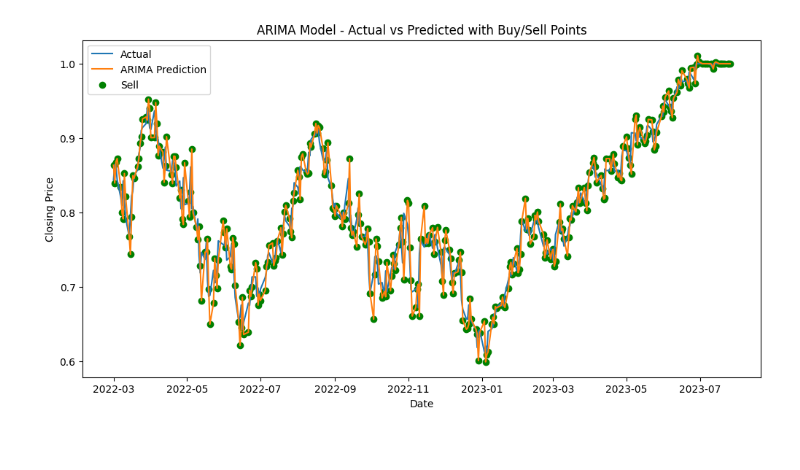
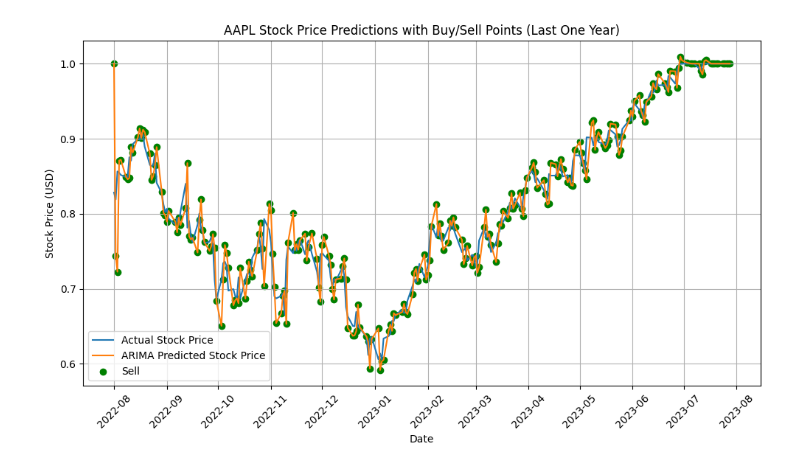
Before and after one commit to seigo07/RNN_Stock_Price_Prediction, a Jupyter notebook: src/arima_no_grid.ipynb, the cells around one changed output. Drawn from its saved outputs; the diff is of its cells as text; code cells hidden in the pictures; blank space fills up the shorter version.

Commit message:
fix ARIMA

```diff
--- a/src/arima_no_grid.ipynb
+++ b/src/arima_no_grid.ipynb
@@ -1,7 +1,7 @@
 # %%
 import random
 import warnings
-from datetime import datetime
+from datetime import datetime, timedelta
 
 import matplotlib.pyplot as plt
 import numpy as np
@@ -87,40 +87,81 @@ print(f"R2: {arima_r2}")
 print(f"MAPE: {arima_mape:.2f}%")
 print(f"Theil U statistic : {arima_theil_u:.2f}")
 
-# Initialize variables for the trading strategy
+# Get data for the last one year
+one_year_ago = datetime.now() - timedelta(days=365)
+one_year_data = dataset[dataset.index >= one_year_ago]
+
+# Rescale the one-year data for plotting
+one_year_data_scaled = scaler.transform(one_year_data['Close'].values.reshape(-1, 1))
+
+# Reshape one_year_data_scaled to 2D array
+one_year_data_2d = one_year_data_scaled.reshape(-1, 1)
+
+# Reshape history to include one_year_data
+history = train_data_2d.tolist() + one_year_data_2d.tolist()
+
+# Predict using ARIMA model for the one-year period
+one_year_arima_predictions = []
+for t in range(len(one_year_data_2d)):
+    model = ARIMA(history, order=(1, 2, 0))
+    model_fit = model.fit()
+    output = model_fit.forecast(steps=1)
+    yhat = output[0]
+    one_year_arima_predictions.append(yhat)
+    obs = one_year_data_2d[t]
+    history.append(obs)
+
+# Convert one_year_arima_predictions list to a 1D numpy array
+one_year_arima_predictions = np.array(one_year_arima_predictions).flatten()
+
+# Initialize variables for the trading strategy for the one-year period
 initial_balance = 1000  # Initial balance (USD)
 balance = initial_balance
 stocks = 0
-N = len(arima_predictions)
+N = len(one_year_arima_predictions)  # Use the one-year price direction data
 
-# Implement the trading strategy
+# Implement the trading strategy for the one-year period
 for i in range(N):
-    if arima_predictions[i] > test_data[i]:  # Predicted price will rise
-        stocks_to_buy = int(balance / dataset['Close'][i + train_size])
+    if one_year_arima_predictions[i] > one_year_data_2d[i]:  # Predicted price will rise
+        stocks_to_buy = int(balance / one_year_data['Close'].iloc[i])
         stocks += stocks_to_buy
-        balance -= stocks_to_buy * dataset['Close'][i + train_size]
+        balance -= stocks_to_buy * one_year_data['Close'].iloc[i]
     else:  # Predicted price will fall
-        balance += stocks * dataset['Close'][i + train_size]
+        balance += stocks * one_year_data['Close'].iloc[i]
         stocks = 0
 
-# Calculate profit or loss
-final_balance = balance + stocks * dataset['Close'][-1]
+# Calculate profit or loss at the end of the one-year period
+final_balance = balance + stocks * one_year_data['Close'].iloc[-1]
 profit_or_loss = final_balance - initial_balance
 
 print(f"Initial Balance: ${initial_balance}")
 print(f"Final Balance: ${final_balance:.2f}")
 print(f"Profit or Loss: ${profit_or_loss:.2f}")
 
-# Plot the actual and ARIMA predicted values with buy/sell points
-plt.figure(figsize=(12, 6))
-plt.plot(dataset.index[train_size:], test_data, label='Actual')
-plt.plot(dataset.index[train_size:], arima_predictions, label='ARIMA Prediction')
-plt.scatter(dataset.index[train_size:], arima_predictions, marker='o', color='g',
-            label='Buy' if arima_predictions[-1] > test_data[-1] else 'Sell')
-plt.title('ARIMA Model - Actual vs Predicted with Buy/Sell Points')
+# Plot the predictions with buy/sell points for the one-year period
+plt.figure(figsize=(10, 6))
+
+plt.plot(one_year_data.index, one_year_data_scaled, label='Actual Stock Price')
+plt.plot(one_year_data.index, one_year_arima_predictions, label='ARIMA Predicted Stock Price')
+plt.scatter(one_year_data.index, one_year_arima_predictions, marker='o', color='g',
+            label='Buy' if one_year_arima_predictions[-1] > one_year_data_2d[-1] else 'Sell')
 plt.xlabel('Date')
-plt.ylabel('Closing Price')
+plt.ylabel('Stock Price (USD)')
+plt.title(f'{ticker} Stock Price Predictions with Buy/Sell Points (Last One Year)')
 plt.legend()
+plt.grid(True)
+
+# Format x-axis ticks to show one month intervals
+plt.gca().xaxis.set_major_locator(plt.matplotlib.dates.MonthLocator())
+plt.gca().xaxis.set_major_formatter(plt.matplotlib.dates.DateFormatter('%Y-%m'))
+
+plt.xticks(rotation=45)
+plt.tight_layout()
+
+# Add more descriptive labels to the X and Y axes
+plt.xlabel('Date')
+plt.ylabel('Stock Price (USD)')
+
 plt.show()
 # %% [output]
 [*********************100%***********************]  1 of 1 completed
@@ -135 +176 @@ Profit or Loss: $83.84
-[figure, old version]
+[figure, new version]
```
Also changed, not shown: parts of 1 cell of this notebook.
